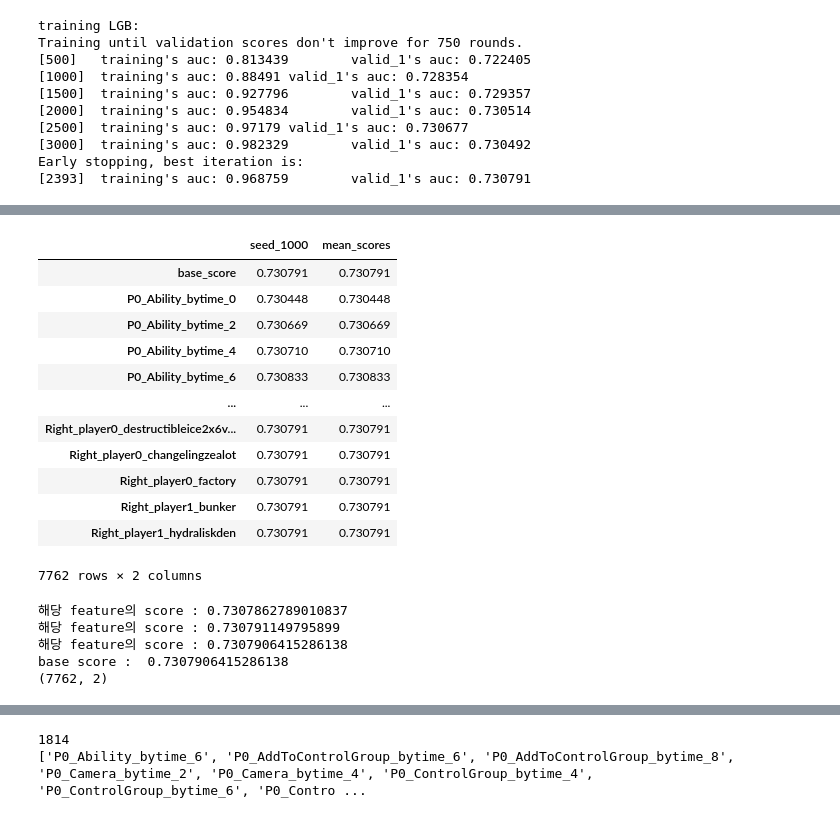
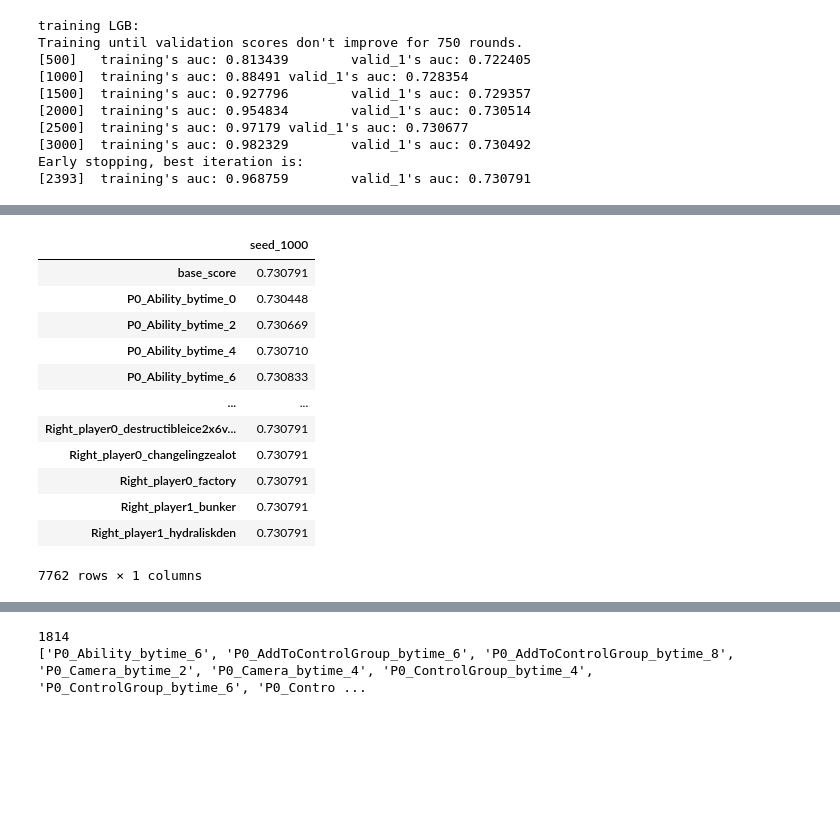
Before and after one commit to MoonJaeHoon/Dacon_Behavioral_Data_Analysis, a Jupyter notebook: 5_1번_모델링38_RF_PermutationImportance_LGBM.ipynb, the cells around one changed output, grey strips where cells are left out. Saved outputs shown, nothing was run; the diff lists cells and outputs as text; code cells hidden in the pictures; blank space fills up the shorter version.

```diff
--- a/5_1번_모델링38_RF_PermutationImportance_LGBM.ipynb
+++ b/5_1번_모델링38_RF_PermutationImportance_LGBM.ipynb
@@ -369,22 +367,21 @@ mydata
 bad_features_list = []
 mydata  = pd.DataFrame()
 seed_list = [1000] # ,42,120,200,350,565,777,853,952,1000
-for seed in seed_list:
-    np.random.seed(seed=seed)
-    results, bad_features = permutation_importance(model=model,
-                                                X_val=val_X,
-                                                y_val=val_y,
-                                                metric=metric,
-                                                minimize=False,
-                                                threshold=0.00001,
-                                                verbose=False)
-    mydata1 = pd.DataFrame(list(results.values()), index=list(results.keys()),columns=['seed_'+str(seed)])
-    mydata = pd.concat([mydata,mydata1],axis=1)
-    bad_features_list.append(bad_features)
-    del mydata1
-    del bad_features
+np.random.seed(seed=seed)
+results, bad_features = permutation_importance(model=model,
+                                            X_val=val_X,
+                                            y_val=val_y,
+                                            metric=metric,
+                                            minimize=False,
+                                            threshold=0.00001,
+                                            verbose=False)
+mydata1 = pd.DataFrame(list(results.values()), index=list(results.keys()),columns=['seed_'+str(seed)])
+mydata = pd.concat([mydata,mydata1],axis=1)
+bad_features_list.append(bad_features)
+del mydata1
+del bad_features
 mydata['mean_scores'] = mydata.apply(np.mean,axis=1)
 mydata.to_pickle('permutation_importance_colname구별되게_1000.pkl')
 mydata = pd.read_pickle('permutation_importance_colname구별되게_1000.pkl')
-mydata
+mydata.drop(['mean_scores'],axis=1)
 # %% [output]
@@ -392,27 +388,13 @@ mydata
-|  | seed_1000 | mean_scores |
-| base_score | 0.730791 | 0.730791 |
-| P0_Ability_bytime_0 | 0.730448 | 0.730448 |
-| P0_Ability_bytime_2 | 0.730669 | 0.730669 |
-| P0_Ability_bytime_4 | 0.730710 | 0.730710 |
-| P0_Ability_bytime_6 | 0.730833 | 0.730833 |
-| ... | ... | ... |
-| Right_player0_destructibleice2x6v... | 0.730791 | 0.730791 |
-| Right_player0_changelingzealot | 0.730791 | 0.730791 |
-| Right_player0_factory | 0.730791 | 0.730791 |
-| Right_player1_bunker | 0.730791 | 0.730791 |
-| Right_player1_hydraliskden | 0.730791 | 0.730791 |
+|  | seed_1000 |
+| base_score | 0.730791 |
+| P0_Ability_bytime_0 | 0.730448 |
+| P0_Ability_bytime_2 | 0.730669 |
+| P0_Ability_bytime_4 | 0.730710 |
+| P0_Ability_bytime_6 | 0.730833 |
+| ... | ... |
+| Right_player0_destructibleice2x6v... | 0.730791 |
+| Right_player0_changelingzealot | 0.730791 |
+| Right_player0_factory | 0.730791 |
+| Right_player1_bunker | 0.730791 |
+| Right_player1_hydraliskden | 0.730791 |
-7762 rows × 2 columns
+7762 rows × 1 columns
-# %%
-
-print('해당 feature의 score :', mydata.loc['map',:]['mean_scores'])
-print('해당 feature의 score :', mydata.loc['P0_species',:]['mean_scores'])
-print('해당 feature의 score :', mydata.loc['P1_species',:]['mean_scores'])
-print('base score : ',mydata.loc['base_score',:]['mean_scores'])
-
-print(mydata.shape)
-# %% [output]
-해당 feature의 score : 0.7307862789010837
-해당 feature의 score : 0.730791149795899
-해당 feature의 score : 0.7307906415286138
-base score :  0.7307906415286138
-(7762, 2)
```
Also changed, not shown: parts of 9 cells of this notebook.
